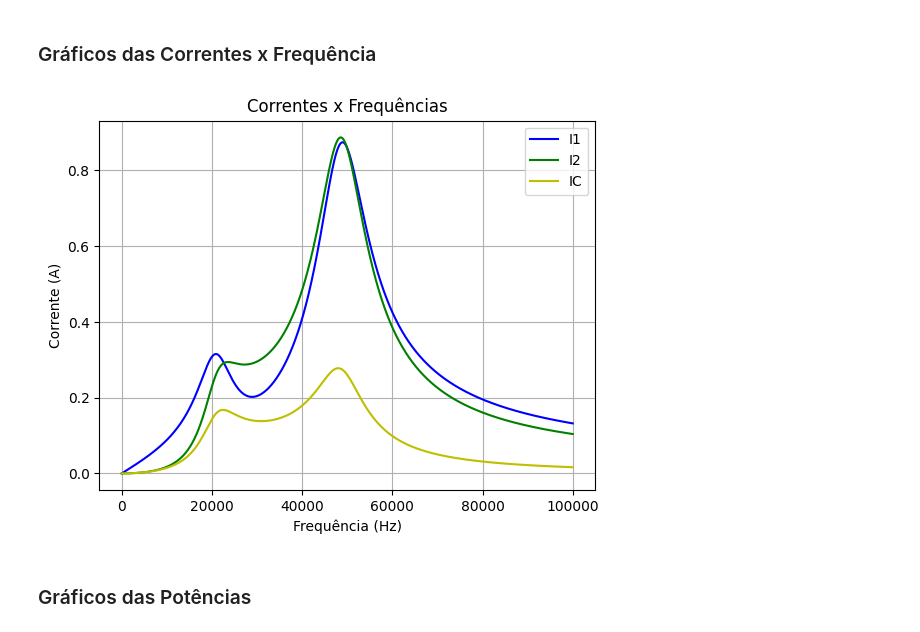
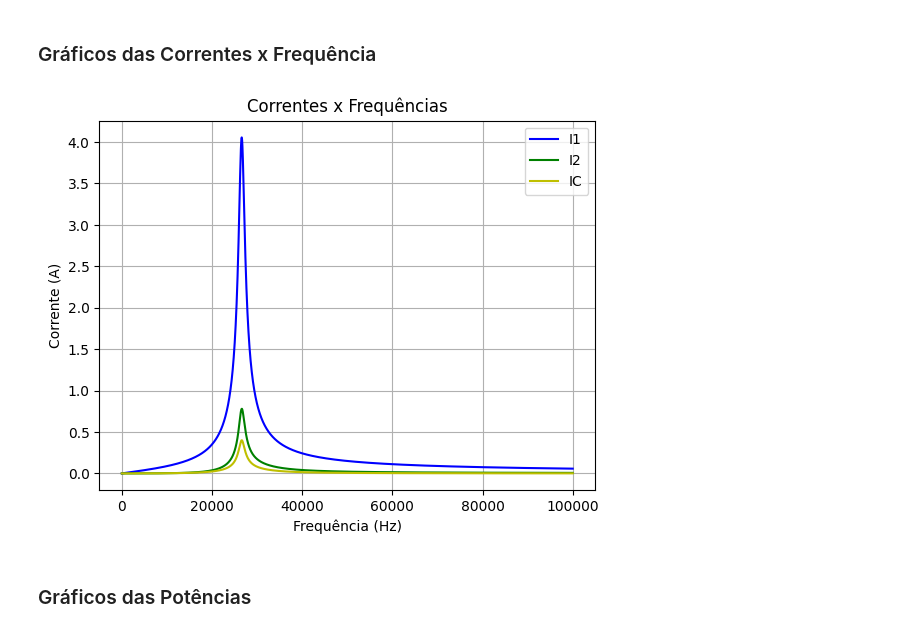
Before and after one commit to PedroPauloMorenoCamargo/Projeto_Eletromag, a Jupyter notebook: Parte_Teorica2.ipynb, the cells around one changed output. Saved outputs shown, nothing was run; the diff lists cells and outputs as text; code cells hidden in the pictures.

```diff
--- a/Parte_Teorica2.ipynb
+++ b/Parte_Teorica2.ipynb
@@ -27,13 +27,13 @@ import matplotlib.pyplot as plt
 Variáveis do Sistema:  $R_C= 10\Omega$, $R_1=0,5\Omega$, $R_2=0,5\Omega$, $L_1=300 mH$, $L_2=300 mH$, $C_1 = 1\mu F$, $C_2 = 1\mu F$ e $k=0,5$
 # %%
 # Implementação Variáveis
-R_1 = 2.207*1.83
-R_2= 2.272*1.83
-L_1 = 500e-6
-L_2 = 495.9e-6
+R_1 = 1.930
+R_2= 1.434
+L_1 = 0.3606e-3
+L_2 = 0.3324e-3
 C_1 = 0.1e-6
 C_2 = C_1
-V1 = 13*(2/pi)
+V1 = 12
 RC= 100
 # %%
 w_ref = 1 / sqrt(((L_1)) * C_1)
@@ -66,25 +66,25 @@ def calcula_parametros(w,k):
 # %%
 lista_frequencias = np.arange(10,100000,10)
 params = [[],[],[],[]]
 for f in lista_frequencias:
     w = 2*np.pi*f
-    I1,I2,IC,V2 = calcula_parametros(w,0.7)
+    I1,I2,IC,V2 = calcula_parametros(w,0.1)
     params[0].append(I1)
     params[1].append(I2)
     params[2].append(IC)
     params[3].append(V2)
 
 plt.plot(lista_frequencias,np.abs(params[0]),'b',label = ("I1"))
 plt.plot(lista_frequencias,np.abs(params[1]),'g',label = ("I2"))
 plt.plot(lista_frequencias,np.abs(params[2]),'y',label = ("IC"))
 plt.legend()
 plt.title('Correntes x Frequências')
 plt.ylabel("Corrente (A)")
 plt.xlabel("Frequência (Hz)")
 plt.grid(True)
 plt.show()
 # %% [output]
-[figure, old version]
+[figure, new version]
 # %% [markdown]
 ### Gráficos das Potências
 # %%
```
Also changed, not shown: parts of 3 cells of this notebook.
